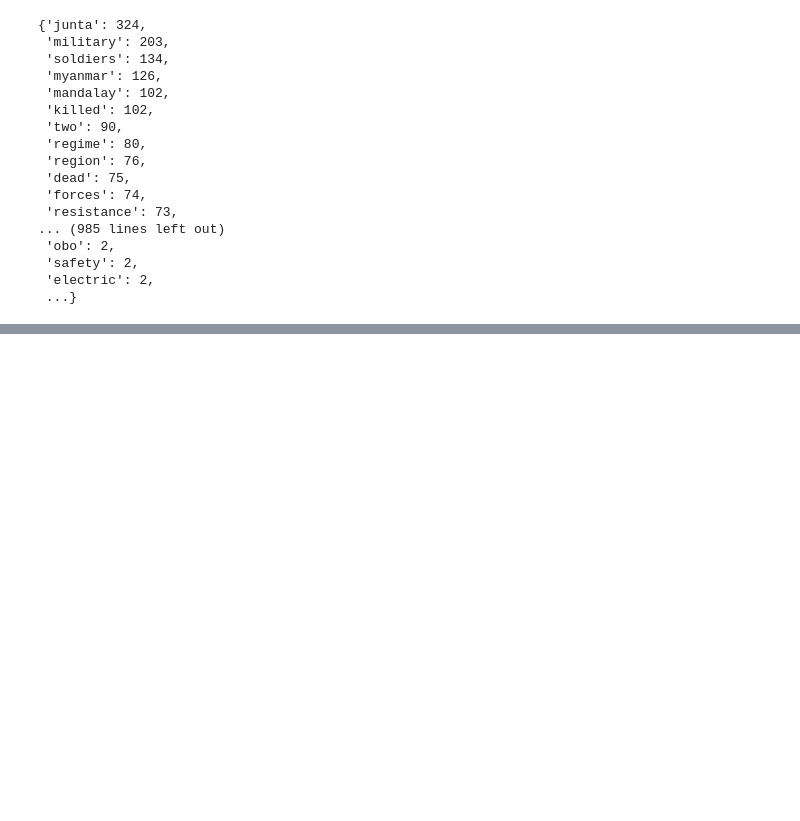
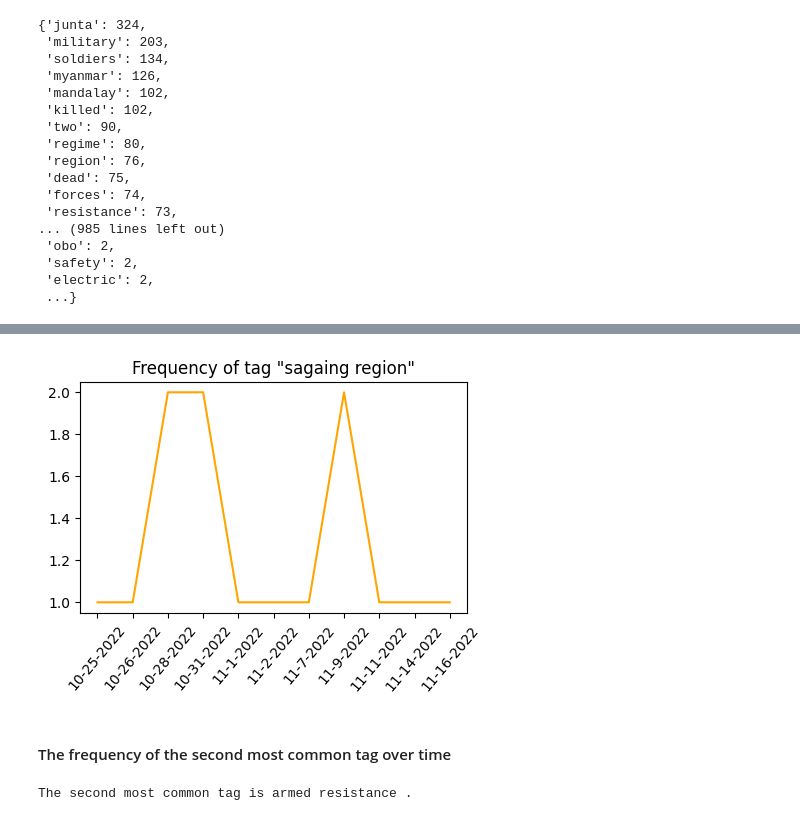
Before and after one commit to khine-thant-su/MM_news_headlines_analysis, a Jupyter notebook: Myanmar news headlines scraping.ipynb, the cells around one changed output, grey strips where cells are left out. Saved outputs shown, nothing was run; the diff lists cells and outputs as text; code cells hidden in the pictures; blank space fills up the shorter version.

Commit message:
Add second draft of analysis

```diff
--- a/Myanmar news headlines scraping.ipynb
+++ b/Myanmar news headlines scraping.ipynb
@@ -224,0 +372,4 @@ d1
+# %%
+# extract the 10 most common tags
+most_common_tags = list(tag_freq_dict_sorted.items())[:10]
+most_common_tags
@@ -224,0 +402,11 @@ d1
+# %%
+tag1 = most_common_tags[0][0]
+print('The most common tag is', tag1, '.')
+
+tag1_dates = []
+for index, row in topics_dates_df.iterrows():
+    if tag1 in row['Tags']:
+        tag1_dates.append(row['Publication_date'].date())
+
+tag1_dates.sort()
+tag1_dates
@@ -224,0 +429,6 @@ d1
+# %%
+# Extract just the dates and reformat them.
+tag1_date_str_list = []
+for date in tag1_dates:
+    tag1_date_str_list.append(str(date.month) + "-" + str(date.day) + "-" + str(date.year))
+tag1_date_str_list
@@ -224,0 +450,11 @@ d1
+# %%
+# Count the number of duplicates for each unique date, and compile the data into a dataframe.
+tag1_freqdict = {}
+for date in tag1_date_str_list:
+    if date in tag1_freqdict:
+        tag1_freqdict[date] += 1
+    else:
+        tag1_freqdict[date] = 1
+
+tag1_freq_df = pd.DataFrame(tag1_freqdict.items(), columns=['date', 'frequency'])
+tag1_freq_df
@@ -224,0 +474,20 @@ d1
+# %%
+ax = tag1_freq_df.plot(figsize=(5,3), color='orange', title='Frequency of tag "sagaing region"', legend=False)
+plt.xticks(tag1_freq_df.index, tag1_freq_df['date'], rotation= 50)
+plt.show()
+# %% [output]
+[figure, added]
+# %% [markdown]
+#### The frequency of the second most common tag over time
+# %%
+tag2 = most_common_tags[1][0]
+print('The second most common tag is', tag2, '.')
+
+tag2_dates = []
+for index, row in topics_dates_df.iterrows():
+    if tag2 in row['Tags']:
+        tag2_dates.append(row['Publication_date'].date())
+
+tag2_dates.sort()
+# %% [output]
+The second most common tag is armed resistance .
```
Also changed, not shown: parts of 33 cells of this notebook.
